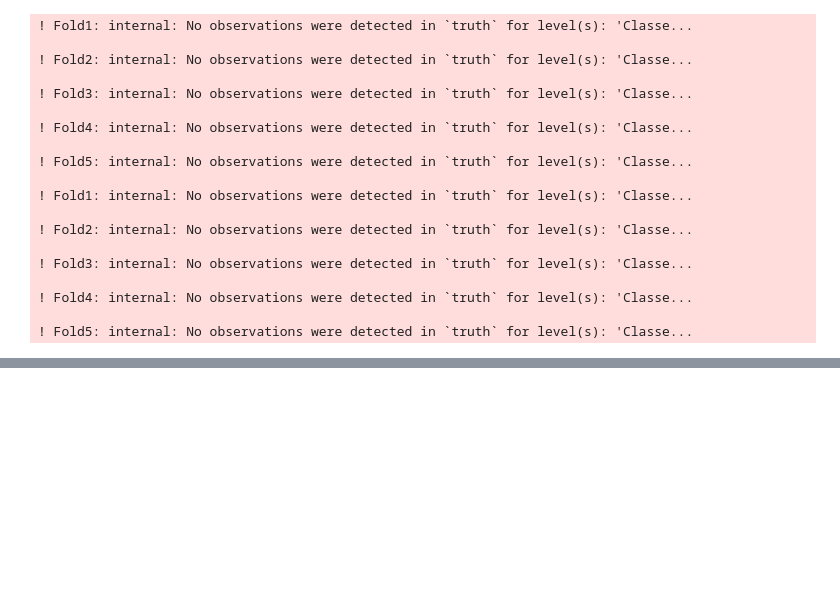
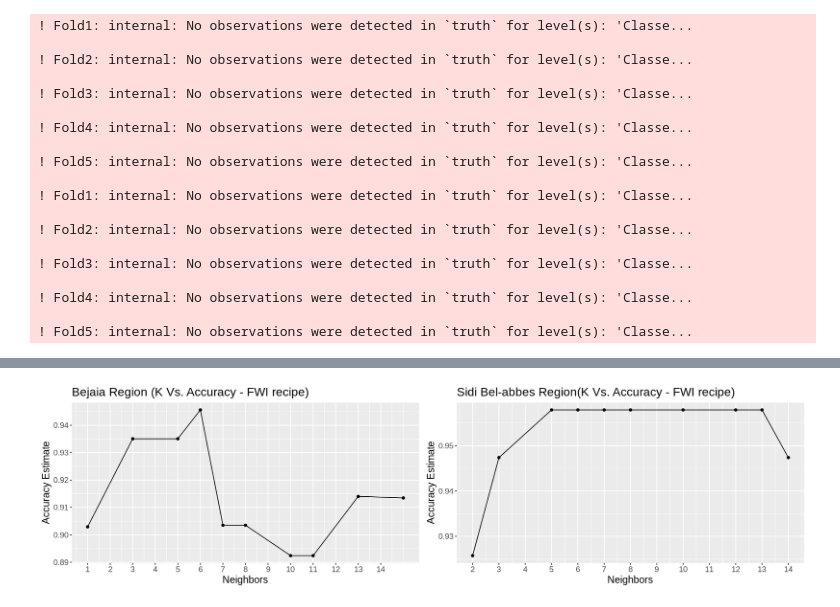
Before and after one commit to zjr-mds/Forest-Fire-Prediction, a Jupyter notebook: Proposal_Group2.ipynb, the cells around one changed output, grey strips where cells are left out. Saved outputs shown, nothing was run; the diff lists cells and outputs as text; code cells hidden in the pictures; blank space fills up the shorter version.

```diff
--- a/Proposal_Group2.ipynb
+++ b/Proposal_Group2.ipynb
@@ -244,9 +231,11 @@ S_fires_recipe_2 <- recipe(Classes ~ Temperature + RH + Ws + Rain, data = S_trai
 # %% [markdown]
 **Cross-Validation for two datasets**
 # %%
-B_vfold_1 <- vfold_cv(B_training, v = 5, strata = Classes)
+set.seed(100)
 
-S_vfold_1 <- vfold_cv(S_training, v = 5, strata = Classes)
+B_vfold <- vfold_cv(B_training, v = 5, strata = Classes)
+
+S_vfold <- vfold_cv(S_training, v = 5, strata = Classes)
 # %% [markdown]
 **Workflow analysis with recipes and models while trying for 10 values of $k$**
 # %%
@@ -409,0 +288,34 @@ A tibble: 10 × 7
+# %%
+accuracies_B_FWI <- knn_results_B_FWI %>%
+                 filter(.metric == 'accuracy')
+
+accuracies_S_FWI <- knn_results_S_FWI %>%
+                filter(.metric == 'accuracy')
+
+accuracies_B_2 <-knn_results_B_2 %>%
+                filter(.metric == 'accuracy')
+
+accuracies_S_2 <- knn_results_S_2 %>%
+                filter(.metric == 'accuracy')
+# %%
+options(repr.plot.width = 15, repr.plot.height = 4)
+#K Vs. Accuracy plots for both region(FWI recipe)
+B_FWI_K <- ggplot(accuracies_B_FWI, aes(x = neighbors , y = mean))+
+    geom_point()+
+    geom_line()+
+    labs(x = "Neighbors", y = "Accuracy Estimate")+
+    scale_x_continuous(breaks = seq(0,14, by = 1))+
+    theme(text = element_text(size = 14))+
+    ggtitle("Bejaia Region (K Vs. Accuracy - FWI recipe)")
+
+S_FWI_K <- ggplot(accuracies_S_FWI, aes(x = neighbors , y = mean))+
+    geom_point()+
+    geom_line()+
+    labs(x = "Neighbors", y = "Accuracy Estimate")+
+    scale_x_continuous(breaks = seq(0,14, by = 1))+
+    theme(text = element_text(size = 14))+
+    ggtitle("Sidi Bel-abbes Region(K Vs. Accuracy - FWI recipe)")
+
+plot_grid(B_FWI_K,S_FWI_K, ncol = 2)
+# %% [output]
+[figure, added]
```
Also changed, not shown: parts of 16 cells of this notebook.
